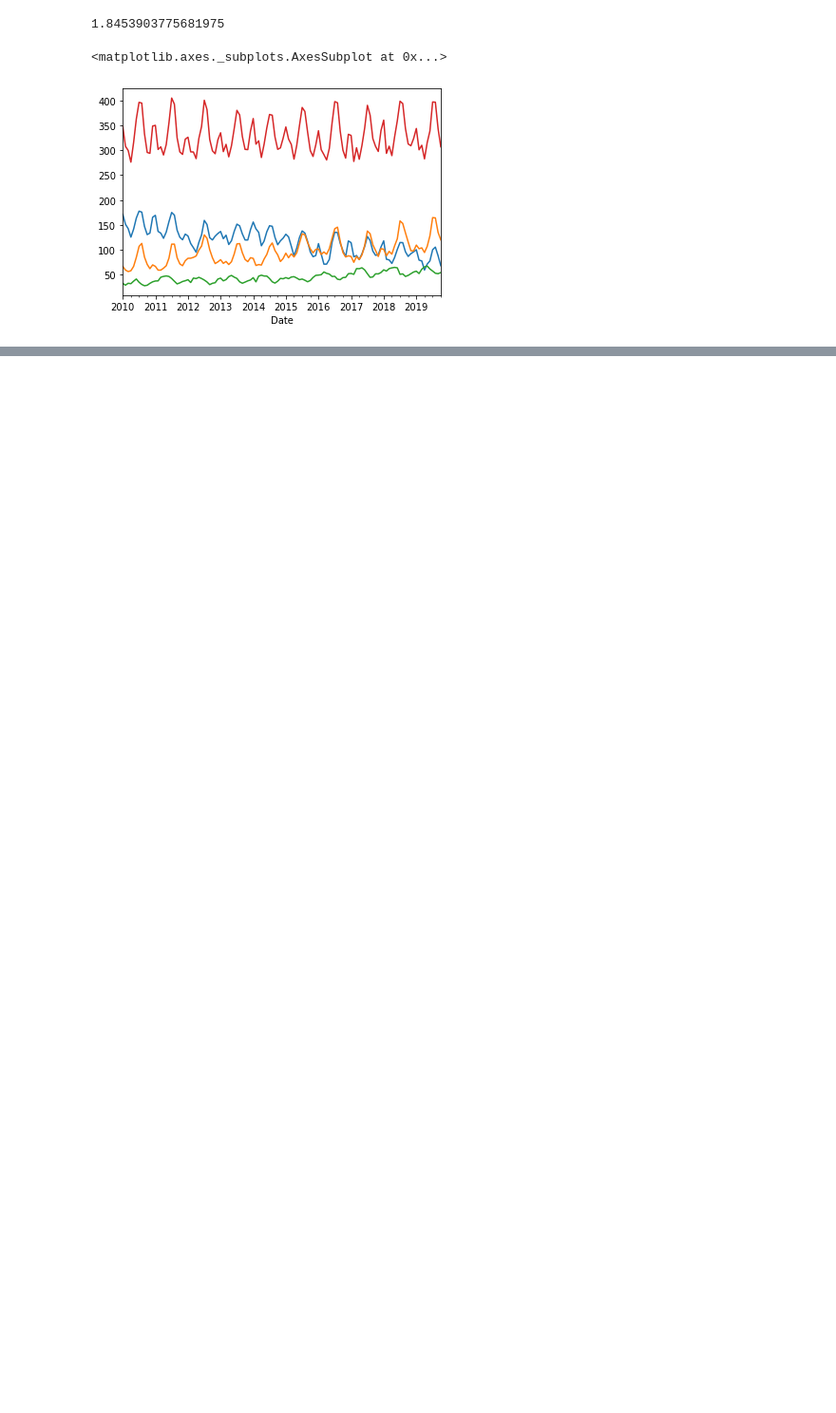
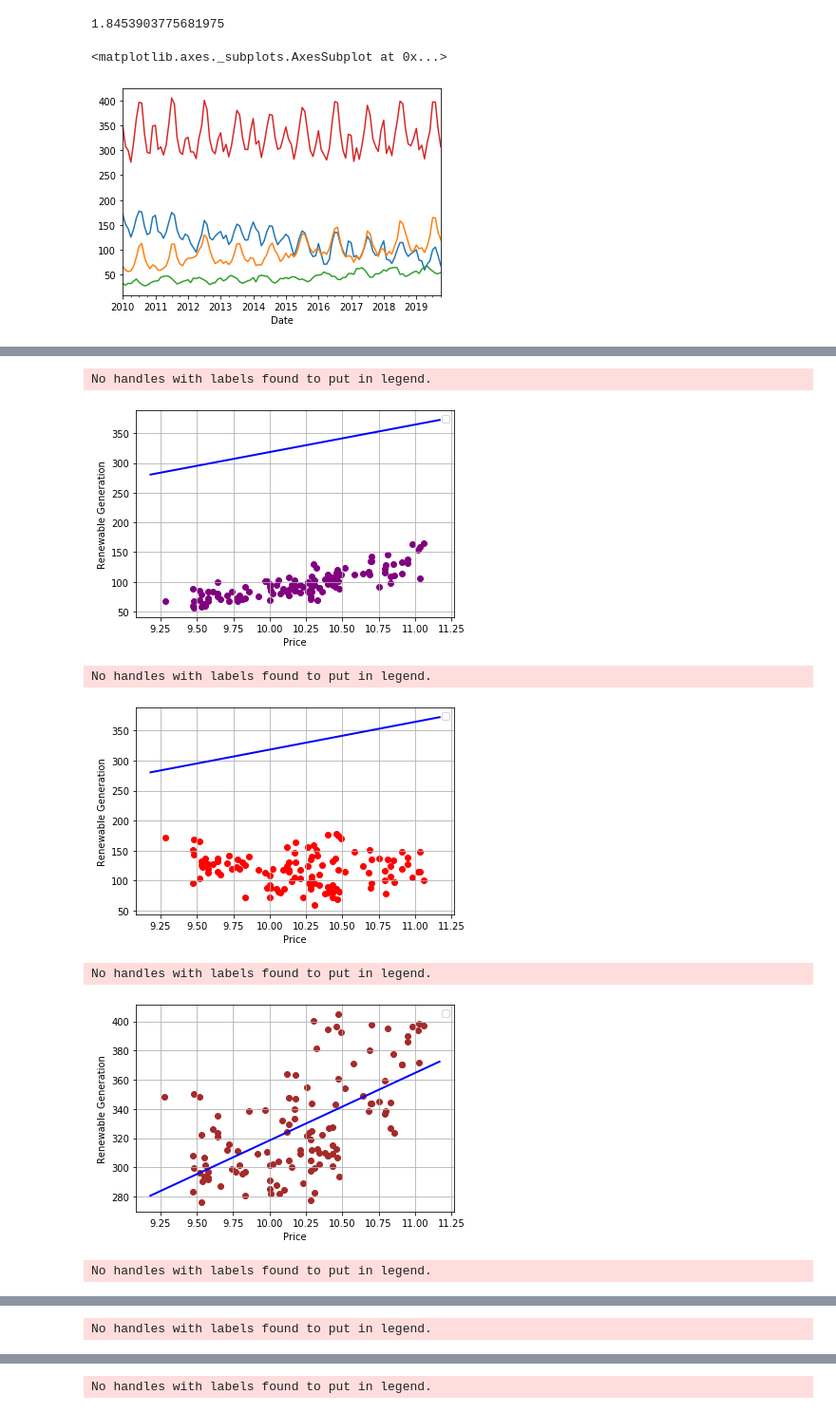
Before and after one commit to wtcarnes/Project-3-, a Jupyter notebook: static/Python/Analysis 1.ipynb, the cells around one changed output, grey strips where cells are left out. Shown at 95% size. Drawn from its saved outputs; the diff is of its cells as text; code cells hidden in the pictures; blank space fills up the shorter version.

```diff
--- a/static/Python/Analysis 1.ipynb
+++ b/static/Python/Analysis 1.ipynb
@@ -241,0 +278,4 @@ total.plot()
+# %%
+# fit model and print results
+results = model.fit()
+print(results.summary())
@@ -241,0 +300,28 @@ total.plot()
+# %%
+colors = ['purple', 'red', 'brown','green','yellow','orange']
+c=0
+
+for i in var:
+
+    plt.scatter(price, i, color=colors[c])
+    # plt.plot(price, nat_gas, 'black')
+    ax = plt.axis()
+    x = np.linspace(ax[0], ax[1] + 0.01)
+
+    plt.plot(x, results.params[0] + results.params[1] * x, 'b', lw=2)
+
+    plt.grid(True)
+    plt.axis('tight')
+    plt.xlabel('Price')
+    plt.ylabel('Renewable Generation')
+    c=c+1
+    plt.legend()
+    plt.show()
+# %% [output]
+No handles with labels found to put in legend.
+[figure, added]
+No handles with labels found to put in legend.
+[figure, added]
+No handles with labels found to put in legend.
+[figure, added]
+No handles with labels found to put in legend.
@@ -241,0 +329 @@ total.plot()
+No handles with labels found to put in legend.
@@ -241,0 +331 @@ total.plot()
+No handles with labels found to put in legend.
```
Also changed, not shown: parts of 12 cells of this notebook.
